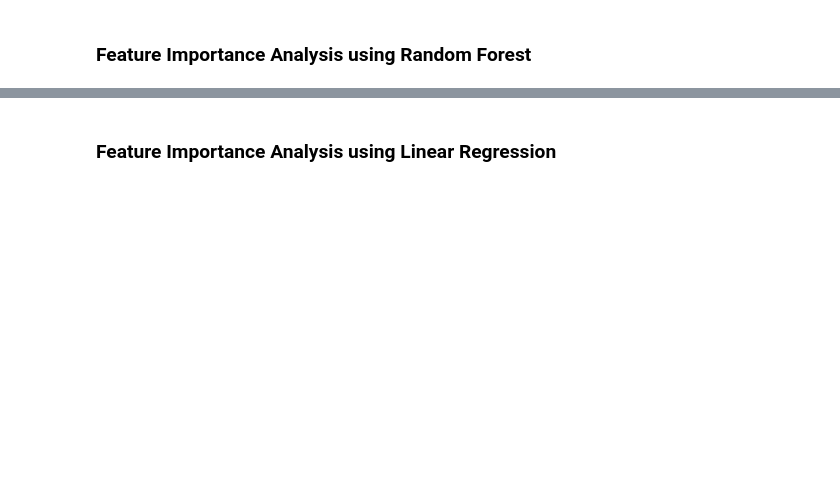
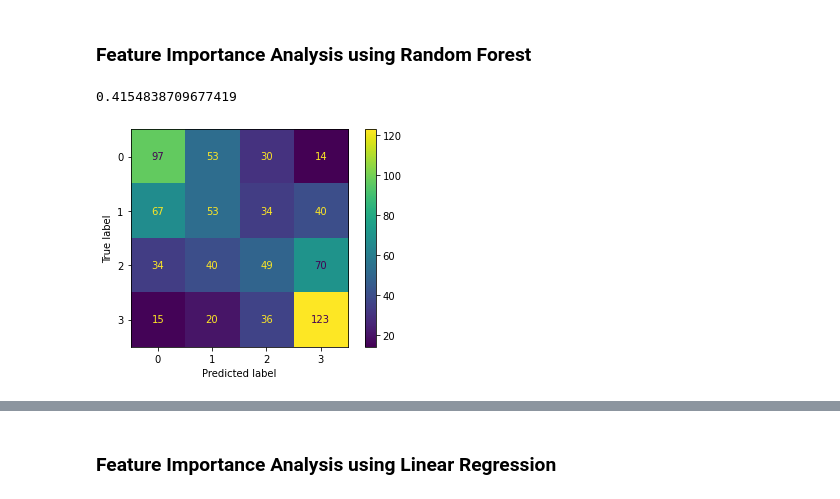
Before and after one commit to johnsonjzhou/comp90089-project, a Jupyter notebook: feature_importance_analysis/fia_random_forest.ipynb, the cells around one changed output, grey strips where cells are left out. Saved outputs shown, nothing was run; the diff lists cells and outputs as text; code cells hidden in the pictures; blank space fills up the shorter version.

```diff
--- a/feature_importance_analysis/fia_random_forest.ipynb
+++ b/feature_importance_analysis/fia_random_forest.ipynb
@@ -47,3 +75,13 @@ feature_names_RF, forest_RF, X_test_RF, y_test_RF = forestFit(X,y)
+# %%
+from sklearn.metrics import plot_confusion_matrix
+from sklearn.metrics import accuracy_score
+
+plot_confusion_matrix(estimator =forest_RF, X = X_test_RF, y_true = y_test_RF )
+y_pred = forest_RF.predict(X_test_RF)
+accuracy_score(y_test_RF, y_pred)
+# %% [output]
+0.4154838709677419
+[figure, added]
 # %%
 impurityPlot(feature_names_RF,forest_RF)
 # %% [output]
```
Also changed, not shown: parts of 10 cells of this notebook, 1 other file.
